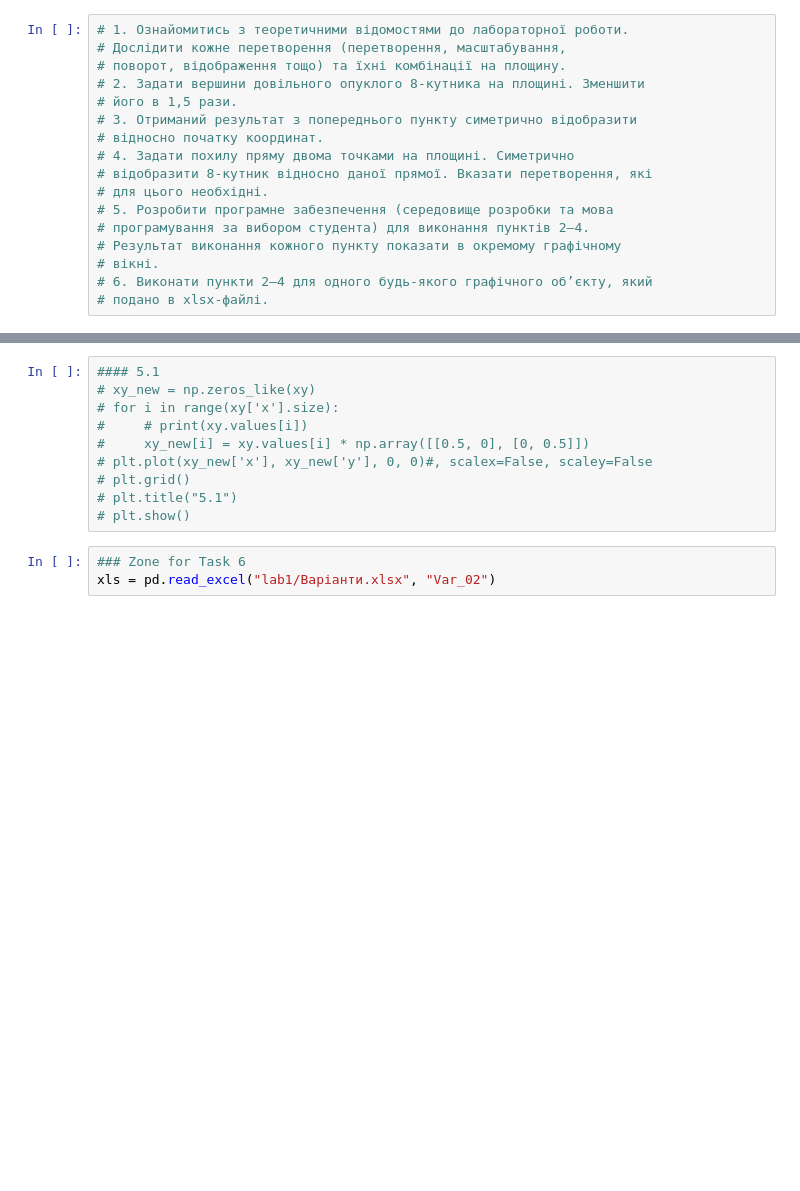
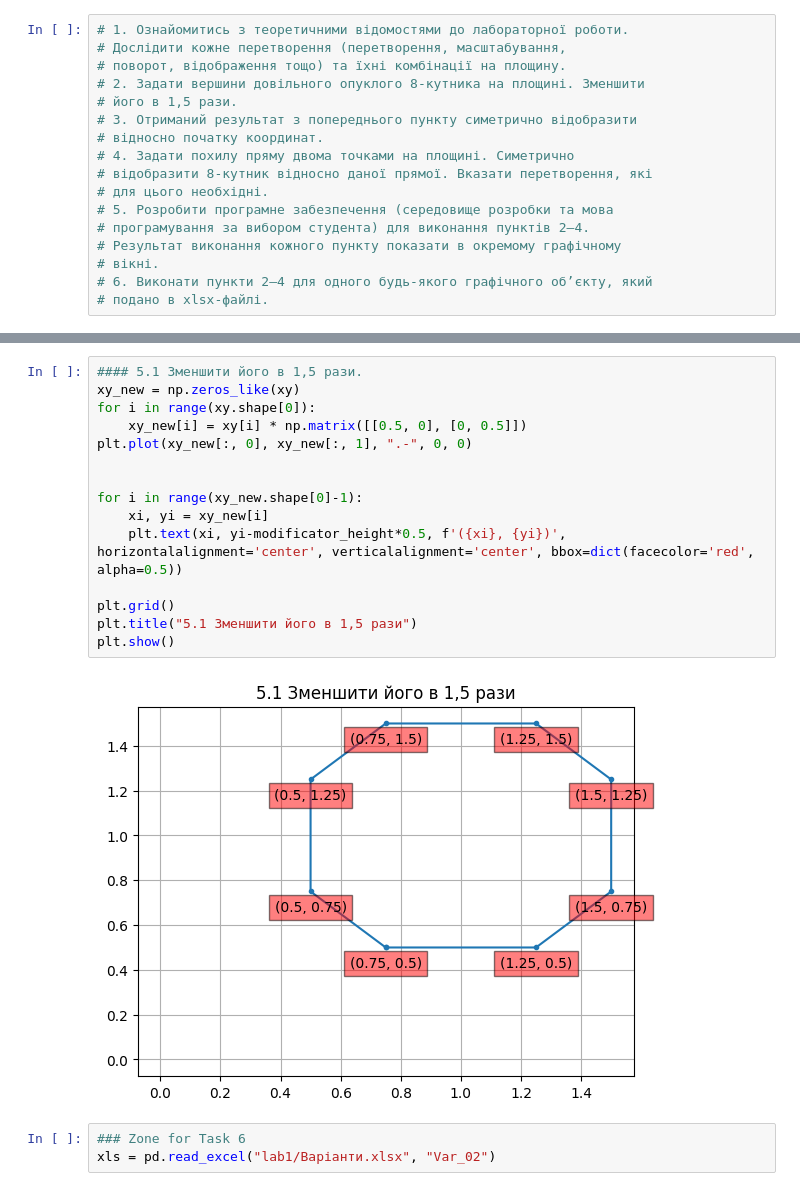
Before and after one commit to KlymentievMaksym/CompGraph, a Jupyter notebook: Lab1.ipynb, the cells around one changed output, grey strips where cells are left out. Saved outputs shown, nothing was run; the diff lists cells and outputs as text; blank space fills up the shorter version.

```diff
--- a/Lab1.ipynb
+++ b/Lab1.ipynb
@@ -55,13 +72,20 @@ plt.show()
 # %%
-#### 5.1
-# xy_new = np.zeros_like(xy)
-# for i in range(xy['x'].size):
-#     # print(xy.values[i])
-#     xy_new[i] = xy.values[i] * np.array([[0.5, 0], [0, 0.5]])
-# plt.plot(xy_new['x'], xy_new['y'], 0, 0)#, scalex=False, scaley=False
-# plt.grid()
-# plt.title("5.1")
-# plt.show()
+#### 5.1 Зменшити його в 1,5 рази.
+xy_new = np.zeros_like(xy)
+for i in range(xy.shape[0]):
+    xy_new[i] = xy[i] * np.matrix([[0.5, 0], [0, 0.5]])
+plt.plot(xy_new[:, 0], xy_new[:, 1], ".-", 0, 0)
+
+
+for i in range(xy_new.shape[0]-1):
+    xi, yi = xy_new[i]
+    plt.text(xi, yi-modificator_height*0.5, f'({xi}, {yi})', horizontalalignment='center', verticalalignment='center', bbox=dict(facecolor='red', alpha=0.5))
+
+plt.grid()
+plt.title("5.1 Зменшити його в 1,5 рази")
+plt.show()
+# %% [output]
+[figure, added]
 # %%
 ### Zone for Task 6
 xls = pd.read_excel("lab1/Варіанти.xlsx", "Var_02")
```
Also changed, not shown: parts of 3 cells of this notebook.
